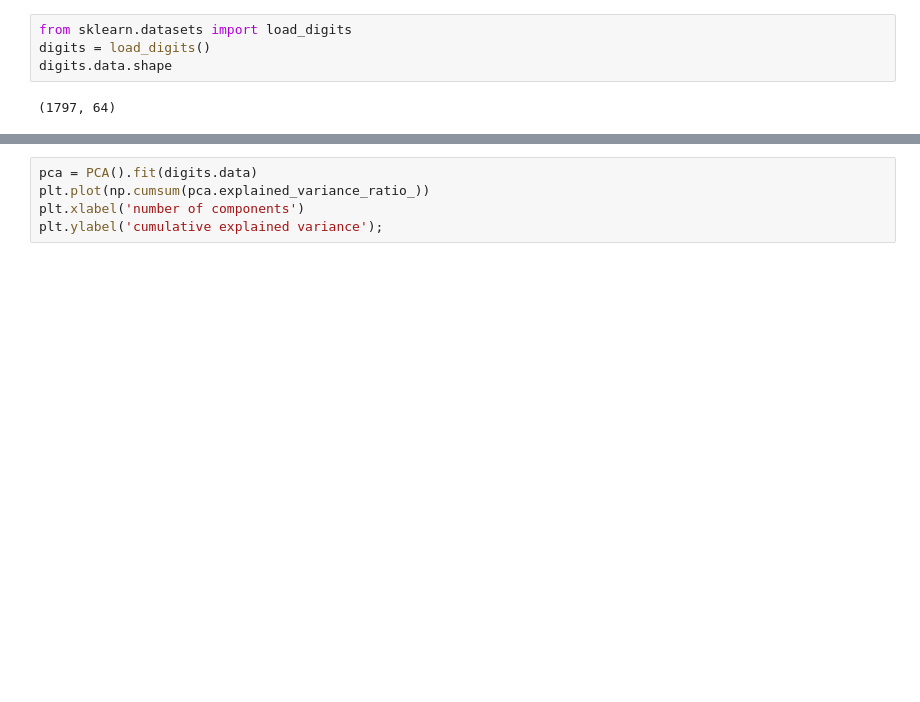
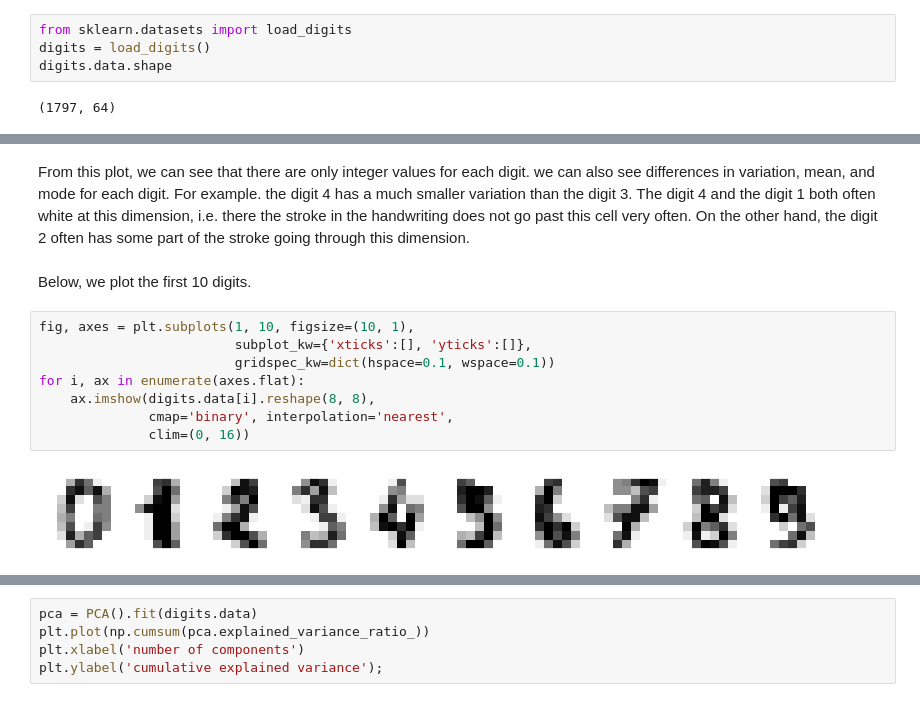
Before and after one commit to wilsbt/PCA, a Jupyter notebook: PCA_Tutorial_Jake.ipynb, the cells around one changed output, grey strips where cells are left out. Cells and saved outputs as stored; diff of their text form; blank space fills up the shorter version.

```diff
--- a/PCA_Tutorial_Jake.ipynb
+++ b/PCA_Tutorial_Jake.ipynb
@@ -128,0 +171,14 @@ digits.data.shape
+# %% [markdown]
+From this plot, we can see that there are only integer values for each digit. we can also see differences in variation, mean, and mode for each digit. For example. the digit 4 has a much smaller variation than the digit 3. The digit 4 and the digit 1 both often white at this dimension, i.e. there the stroke in the handwriting does not go past this cell very often. On the other hand, the digit 2 often has some part of the stroke going through this dimension.
+# %% [markdown]
+Below, we plot the first 10 digits.
+# %%
+fig, axes = plt.subplots(1, 10, figsize=(10, 1),
+                         subplot_kw={'xticks':[], 'yticks':[]},
+                         gridspec_kw=dict(hspace=0.1, wspace=0.1))
+for i, ax in enumerate(axes.flat):
+    ax.imshow(digits.data[i].reshape(8, 8),
+              cmap='binary', interpolation='nearest',
+              clim=(0, 16))
+# %% [output]
+[figure, added]
```
Also changed, not shown: parts of 47 cells of this notebook, 4 other files.
